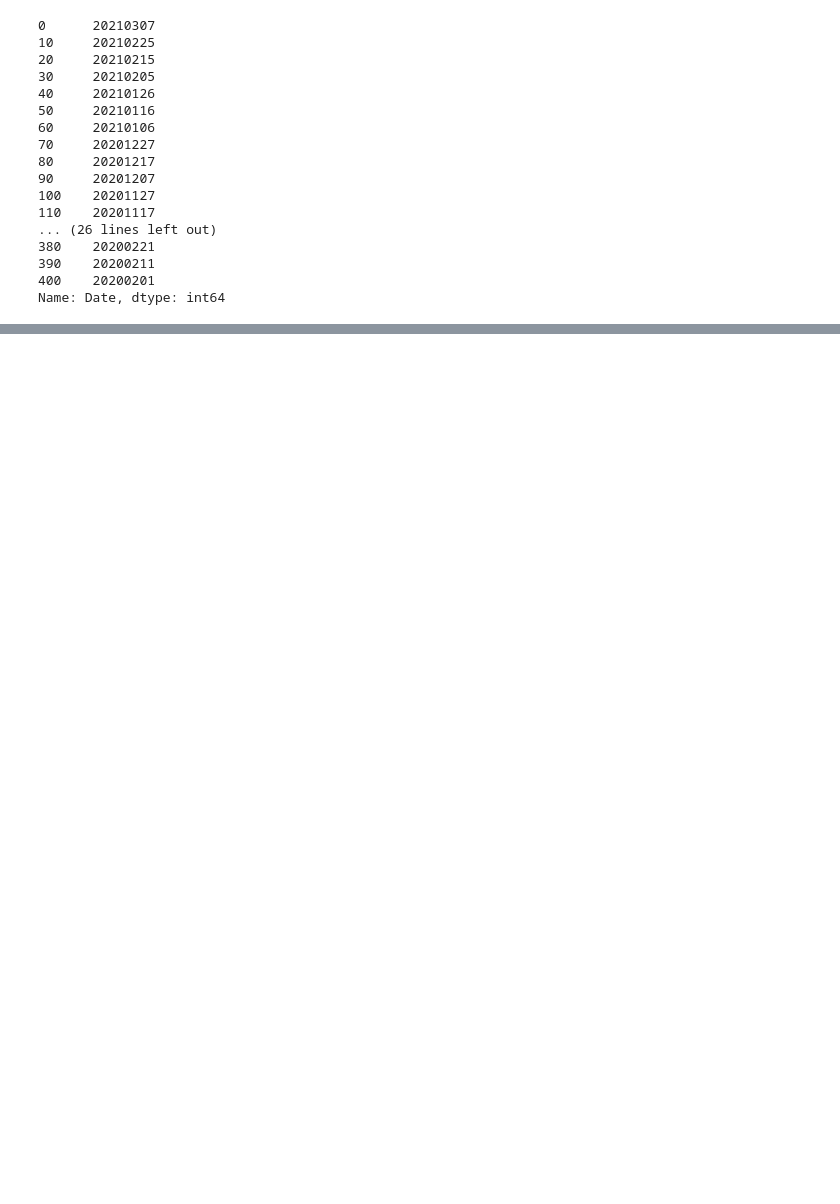
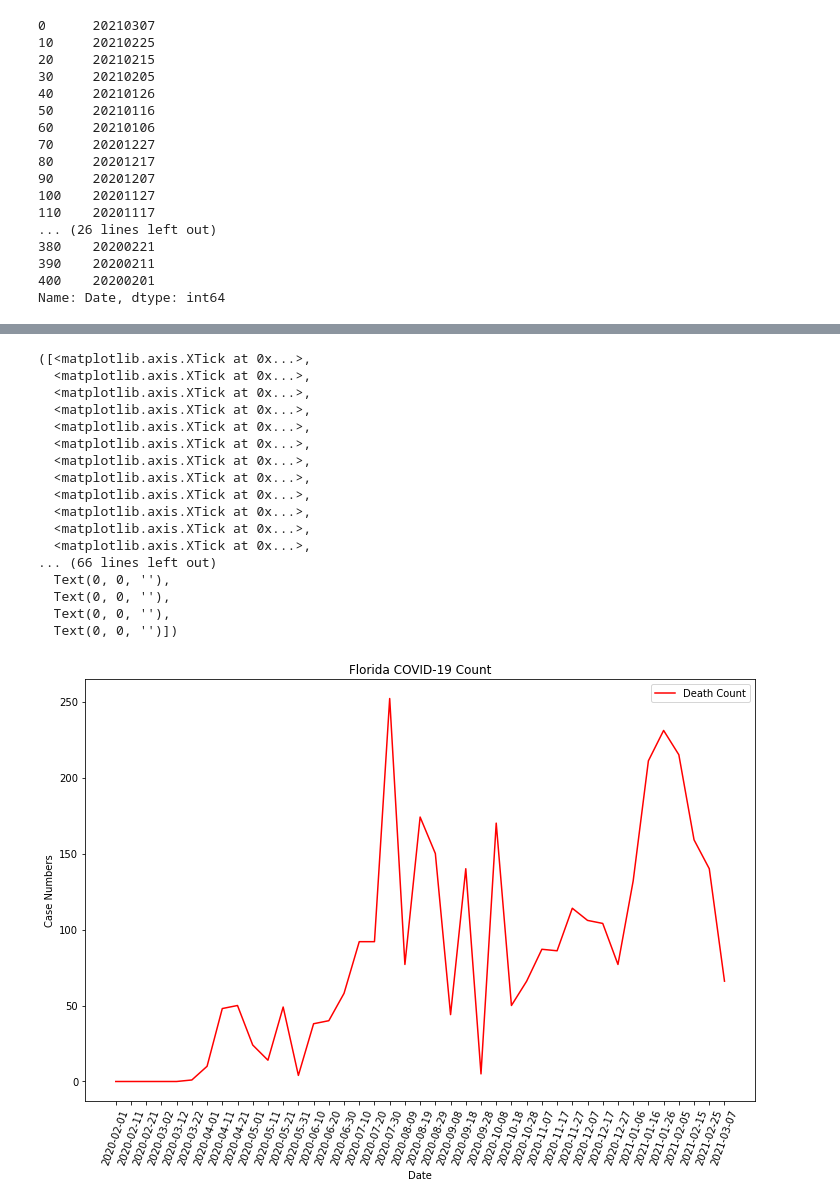
Before and after one commit to lguloy/Covid-Health-Trends, a Jupyter notebook: Florida.ipynb, the cells around one changed output, grey strips where cells are left out. Drawn from its saved outputs; the diff is of its cells as text; code cells hidden in the pictures; blank space fills up the shorter version.

```diff
--- a/Florida.ipynb
+++ b/Florida.ipynb
@@ -204,0 +186,27 @@ plt.xticks(list(clean_df['Date'].values),rotation=70)
+# %%
+plt.figure(figsize=(12,7.75))
+Death_count = plt.plot(clean_df['Date'], clean_df.loc[:, 'Death Count'], color="red", label="Death Count")
+plt.legend()
+plt.title("Florida COVID-19 Count")
+plt.xlabel("Date")
+plt.ylabel("Case Numbers")
+plt.xticks(list(clean_df['Date'].values),rotation=70)
+# %% [output]
+([<matplotlib.axis.XTick at 0x...>,
+  <matplotlib.axis.XTick at 0x...>,
+  <matplotlib.axis.XTick at 0x...>,
+  <matplotlib.axis.XTick at 0x...>,
+  <matplotlib.axis.XTick at 0x...>,
+  <matplotlib.axis.XTick at 0x...>,
+  <matplotlib.axis.XTick at 0x...>,
+  <matplotlib.axis.XTick at 0x...>,
+  <matplotlib.axis.XTick at 0x...>,
+  <matplotlib.axis.XTick at 0x...>,
+  <matplotlib.axis.XTick at 0x...>,
+  <matplotlib.axis.XTick at 0x...>,
+... (66 lines left out)
+  Text(0, 0, ''),
+  Text(0, 0, ''),
+  Text(0, 0, ''),
+  Text(0, 0, '')])
+[figure, added]
```
Also changed, not shown: parts of 13 cells of this notebook.
